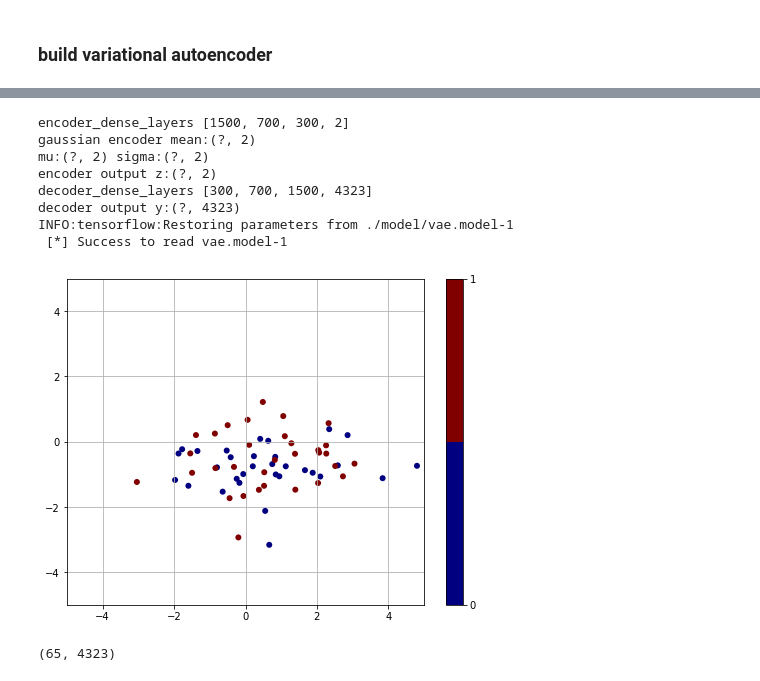
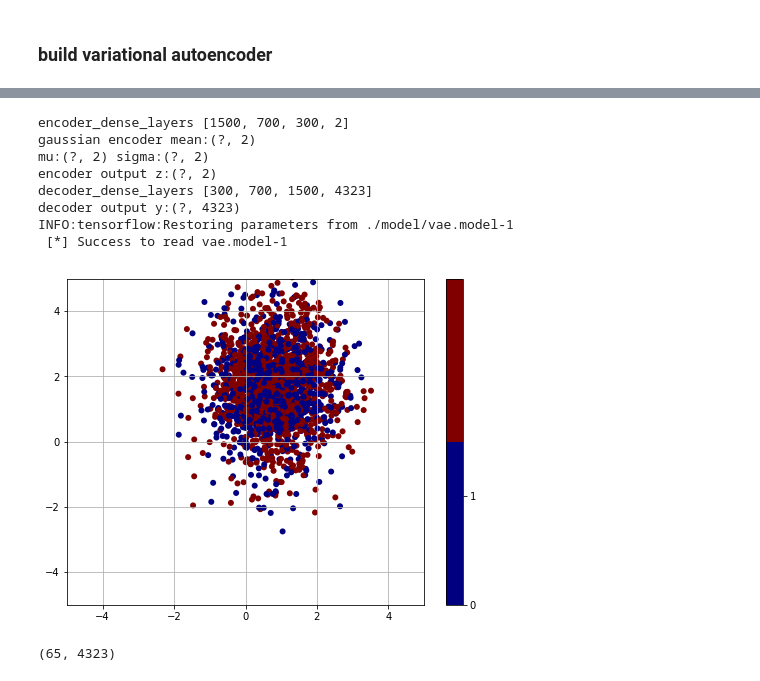
Before and after one commit to ai-mrkogao/deeplearning, a Jupyter notebook: VAE(time series data).ipynb, the cells around one changed output, grey strips where cells are left out. Cells and saved outputs as stored; diff of their text form; code cells hidden in the pictures.

```diff
--- a/VAE(time series data).ipynb
+++ b/VAE(time series data).ipynb
@@ -334,40 +334,40 @@ with tf.Session() as sess:
 
 
     autoencoder = vae(sess,learning_rate,dense_layers,dense_funcs,dim_z,dim_out)
     autoencoder.load()
 
     sess.run(tf.global_variables_initializer(), feed_dict={autoencoder.keep_prob : 0.9})
 
     PMLR = True
     ADD_NOISE = True
     if PMLR and dim_z == 2:
 
         # Plot for manifold learning result
 #         PMLR = plot_utils.Plot_Manifold_Learning_Result('./results/time', PMLR_n_img_x, PMLR_n_img_y, IMAGE_SIZE_MNIST, IMAGE_SIZE_MNIST, PMLR_resize_factor, PMLR_z_range)
 
-#         x_PMLR = np_train
-#         id_PMLR = df_train['id'].values
-#         nb_classes = 4
-#         targets = id_PMLR
-#         one_hot_targets = np.eye(nb_classes)[targets]
-        x_PMLR = np_new
+        x_PMLR = np_train
+        id_PMLR = df_train['id'].values
+        nb_classes = 4
+        targets = id_PMLR
+        one_hot_targets = np.eye(nb_classes)[targets]
+#         x_PMLR = np_new
 
         if ADD_NOISE:
             x_PMLR = x_PMLR * np.random.randint(2, size=x_PMLR.shape)
             x_PMLR += np.random.randint(2, size=x_PMLR.shape)
 
         z_PMLR = sess.run(autoencoder.z, feed_dict={autoencoder.x_hat: x_PMLR, autoencoder.keep_prob : 1})
         save_scattered_image(z_PMLR,one_hot_targets, name="/PMLR_map_stock.jpg")
 # %% [output]
 encoder_dense_layers [1500, 700, 300, 2]
 gaussian encoder mean:(?, 2)
 mu:(?, 2) sigma:(?, 2)
 encoder output z:(?, 2)
 decoder_dense_layers [300, 700, 1500, 4323]
 decoder output y:(?, 4323)
 INFO:tensorflow:Restoring parameters from ./model/vae.model-1
  [*] Success to read vae.model-1
-[figure, old version]
+[figure, new version]
 # %%
 df_train = df_train.reset_index()
 df_train.head()
```
Also changed, not shown: parts of 1 cell of this notebook.
